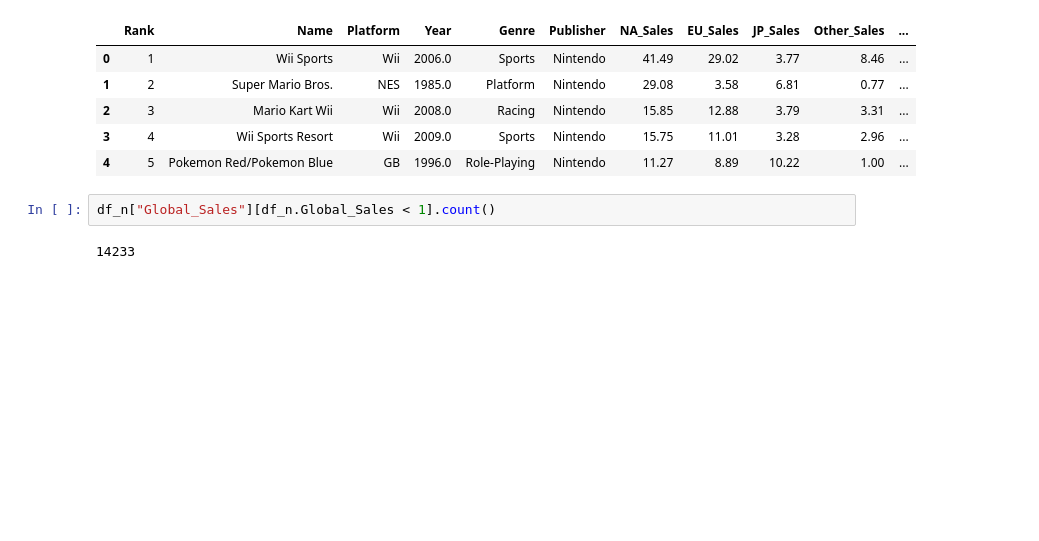
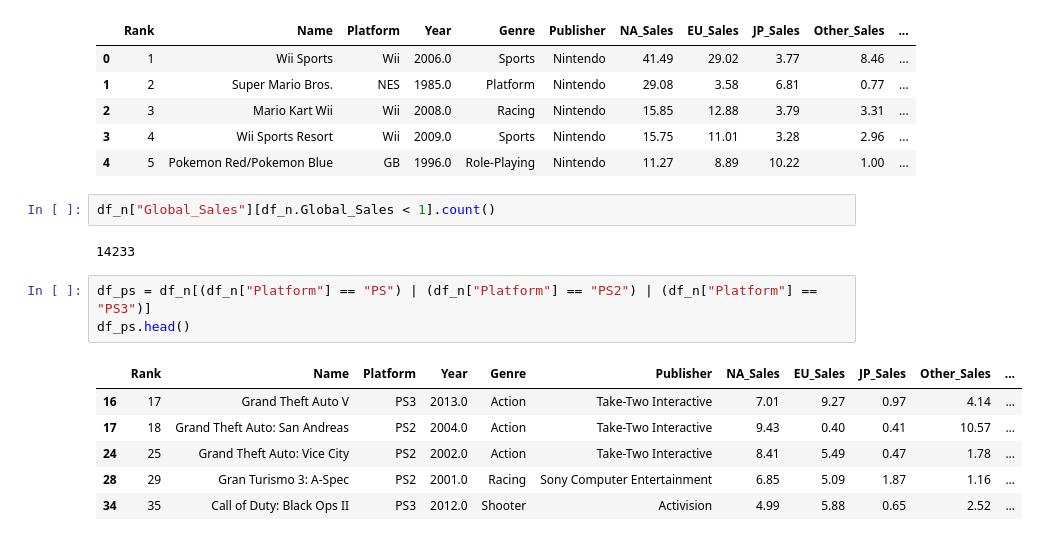
Before and after one commit to llogvinov/VIM, a Jupyter notebook: vim_4.ipynb, the cells around one changed output. Saved outputs shown, nothing was run; the diff lists cells and outputs as text; blank space fills up the shorter version.

```diff
--- a/vim_4.ipynb
+++ b/vim_4.ipynb
@@ -152,3 +106,13 @@ df_n.head()
 df_n["Global_Sales"][df_n.Global_Sales < 1].count()
 # %% [output]
 14233
+# %%
+df_ps = df_n[(df_n["Platform"] == "PS") | (df_n["Platform"] == "PS2") | (df_n["Platform"] == "PS3")]
+df_ps.head()
+# %% [output]
+|  | Rank | Name | Platform | Year | Genre | Publisher | NA_Sales | EU_Sales | JP_Sales | Other_Sales | ... |
+| 16 | 17 | Grand Theft Auto V | PS3 | 2013.0 | Action | Take-Two Interactive | 7.01 | 9.27 | 0.97 | 4.14 | ... |
+| 17 | 18 | Grand Theft Auto: San Andreas | PS2 | 2004.0 | Action | Take-Two Interactive | 9.43 | 0.40 | 0.41 | 10.57 | ... |
+| 24 | 25 | Grand Theft Auto: Vice City | PS2 | 2002.0 | Action | Take-Two Interactive | 8.41 | 5.49 | 0.47 | 1.78 | ... |
+| 28 | 29 | Gran Turismo 3: A-Spec | PS2 | 2001.0 | Racing | Sony Computer Entertainment | 6.85 | 5.09 | 1.87 | 1.16 | ... |
+| 34 | 35 | Call of Duty: Black Ops II | PS3 | 2012.0 | Shooter | Activision | 4.99 | 5.88 | 0.65 | 2.52 | ... |
```
Also changed, not shown: parts of 9 cells of this notebook, 1 other file.
